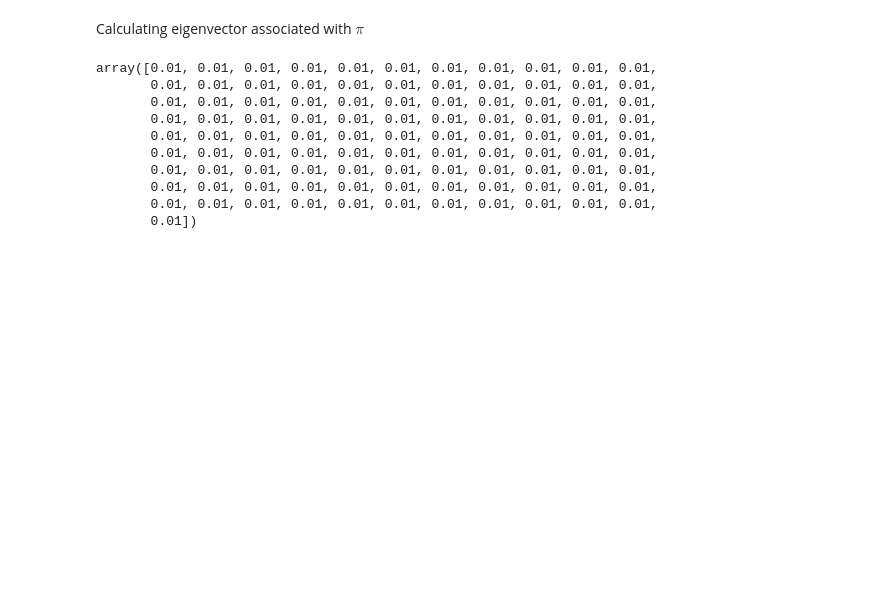
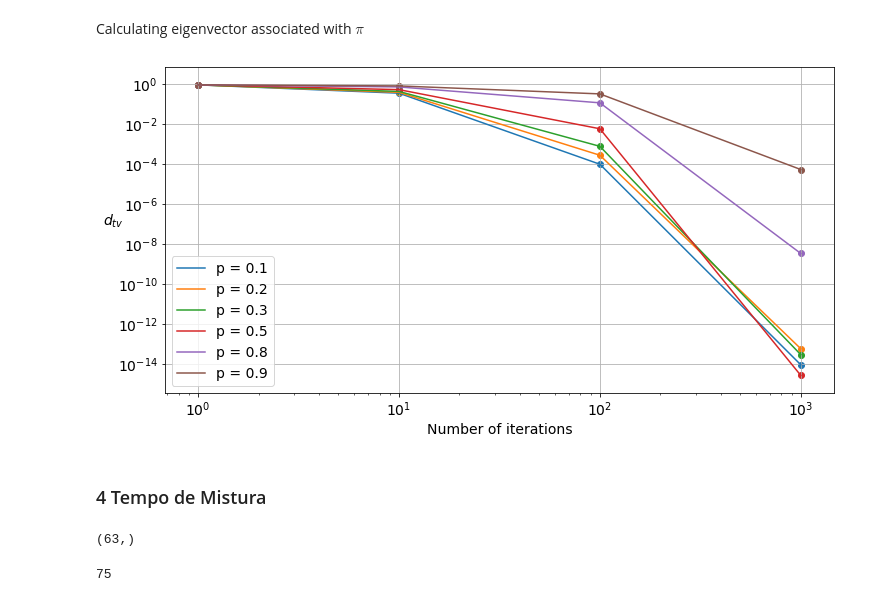
Before and after one commit to guedes-joaofelipe/CPC767-monte-carlos-markov-chain, a Jupyter notebook: Lists/2020_1/Lista4.ipynb, the cells around one changed output. Cells and saved outputs as stored; diff of their text form; code cells hidden in the pictures; blank space fills up the shorter version.

```diff
--- a/Lists/2020_1/Lista4.ipynb
+++ b/Lists/2020_1/Lista4.ipynb
@@ -294,0 +339,27 @@ array([[0.5  , 0.125, 0.   , ..., 0.   , 0.   , 0.   ],
+# %%
+N = 100
+filename='./temp/lista4_3_2_3.png'
+
+def get_grid_model(N=100, p=0.5):
+
+    g = Grid(int(np.sqrt(N)))
+
+    g.clean_edges()
+    for row in g.grid:
+        for j in row:
+            for column in g.grid:
+                for i in column:
+                    if i.equals(j):
+                        g.set_edge(i.idx, j.idx, p)
+
+                    if j.equals(g.get_left(i.x, i.y)) or j.equals(g.get_right(i.x, i.y)):
+                        g.set_edge(i.idx, j.idx, (1-p)/4)
+
+                    if j.equals(g.get_above(i.x, i.y)) or j.equals(g.get_below(i.x, i.y)):
+                        g.set_edge(i.idx, j.idx, (1-p)/4)
+
+    P = g.get_P()
+
+    return P
+
+get_grid_model(N=101, p=0.1)
@@ -301,13 +375,0 @@ pi = np.real(Q_inv[0]/np.sum(Q_inv[0]))
-# %%
-pi
-# %% [output]
-array([0.01, 0.01, 0.01, 0.01, 0.01, 0.01, 0.01, 0.01, 0.01, 0.01, 0.01,
-       0.01, 0.01, 0.01, 0.01, 0.01, 0.01, 0.01, 0.01, 0.01, 0.01, 0.01,
-       0.01, 0.01, 0.01, 0.01, 0.01, 0.01, 0.01, 0.01, 0.01, 0.01, 0.01,
-       0.01, 0.01, 0.01, 0.01, 0.01, 0.01, 0.01, 0.01, 0.01, 0.01, 0.01,
-       0.01, 0.01, 0.01, 0.01, 0.01, 0.01, 0.01, 0.01, 0.01, 0.01, 0.01,
-       0.01, 0.01, 0.01, 0.01, 0.01, 0.01, 0.01, 0.01, 0.01, 0.01, 0.01,
-       0.01, 0.01, 0.01, 0.01, 0.01, 0.01, 0.01, 0.01, 0.01, 0.01, 0.01,
-       0.01, 0.01, 0.01, 0.01, 0.01, 0.01, 0.01, 0.01, 0.01, 0.01, 0.01,
-       0.01, 0.01, 0.01, 0.01, 0.01, 0.01, 0.01, 0.01, 0.01, 0.01, 0.01,
-       0.01])
@@ -325,0 +376,40 @@ for power in powers:
+# %%
+fig, ax = plt.subplots(ncols=1, nrows=1, sharex=True, figsize=(12, 6))
+
+for i, p in enumerate([.1, .2, 0.3, 1/2, 0.8, 0.9]):
+    P = get_grid_model(100, p)
+    ax = get_plot_dtv(P, pi=None, ax=ax, label='p = ' + str(p))
+
+ax.legend()
+fig.savefig('./temp/lista4_ex3_item2_grid.png', bbox_inches='tight')
+# %% [output]
+[figure, added]
+# %% [markdown]
+### 4 Tempo de Mistura
+# %%
+def get_mixture_time(P, pi, epsilon=1e-3):
+    pi_0 = np.zeros(P.shape[0])
+    pi_0[0] = 1
+
+    iteration = 0
+    stop = False
+    pi_t = pi_0@P
+    while not stop:
+        iteration += 1
+        pi_t = pi_t@P
+        dist = dist_tv(pi_t, pi)
+        if dist <= epsilon:
+            stop = True
+
+        if iteration > 1e8:
+            print ('Early stopping at ', iteration)
+
+    return iteration
+
+P = get_tree_model(4, p=0.5)
+pi = get_pi(P)
+print (pi.shape)
+get_mixture_time(P, pi, epsilon=1e-4)
+# %% [output]
+(63,)
+75
```
Also changed, not shown: parts of 18 cells of this notebook, 27 other files.
